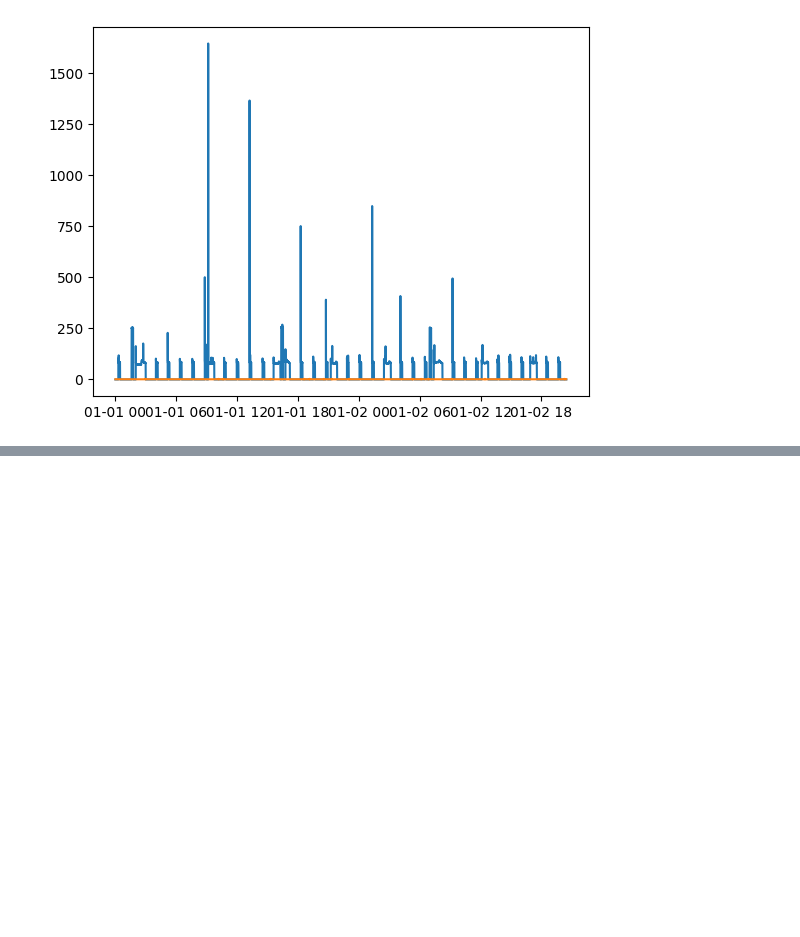
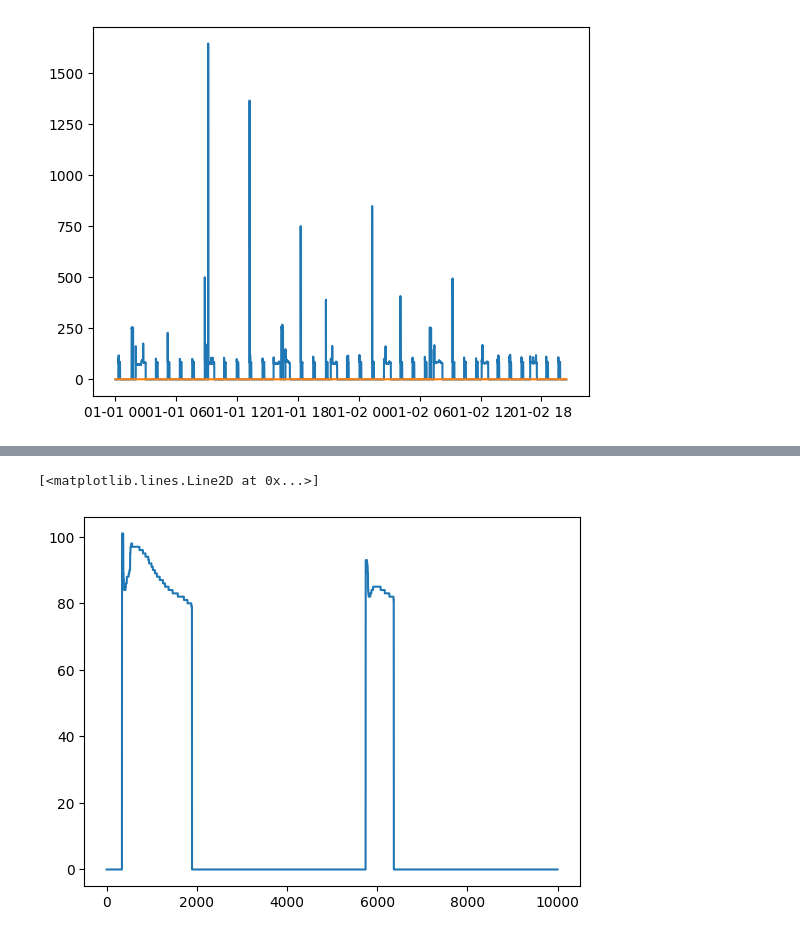
Before and after one commit to MarielTinaco/nilm-tools, a Jupyter notebook: notebooks/Data_Processing_Pipeline.ipynb, the cells around one changed output, grey strips where cells are left out. Saved outputs shown, nothing was run; the diff lists cells and outputs as text; code cells hidden in the pictures; blank space fills up the shorter version.

```diff
--- a/notebooks/Data_Processing_Pipeline.ipynb
+++ b/notebooks/Data_Processing_Pipeline.ipynb
@@ -56,0 +148,16 @@ plt.plot(ext.df.loc[MICROWAVE, "power_series"].iloc[:160000])
+# %%
+class QuantileFilterApplier:
+
+        def __init__(self, info, p=50):
+                self.info = info
+                self.p = p
+
+        def filter(self, data, *args, **kwargs):
+                apps = self.info["appliances"]
+                data_c = data.copy()
+                for i, app in enumerate(apps):
+                        data_c[i,:] = quantile_filter_2(data[i,:], self.info["appliance_data"][app]["window"], p=self.p)
+                return data_c
+
+        def __call__(self, data, *args, **kwargs):
+                return self.filter(data, *args, **kwargs)
@@ -56,0 +171,5 @@ plt.plot(ext.df.loc[MICROWAVE, "power_series"].iloc[:160000])
+# %%
+plt.plot(data_filt[0,60000:70000])
+# %% [output]
+[<matplotlib.lines.Line2D at 0x...>]
+[figure, added]
```
Also changed, not shown: parts of 10 cells of this notebook.
